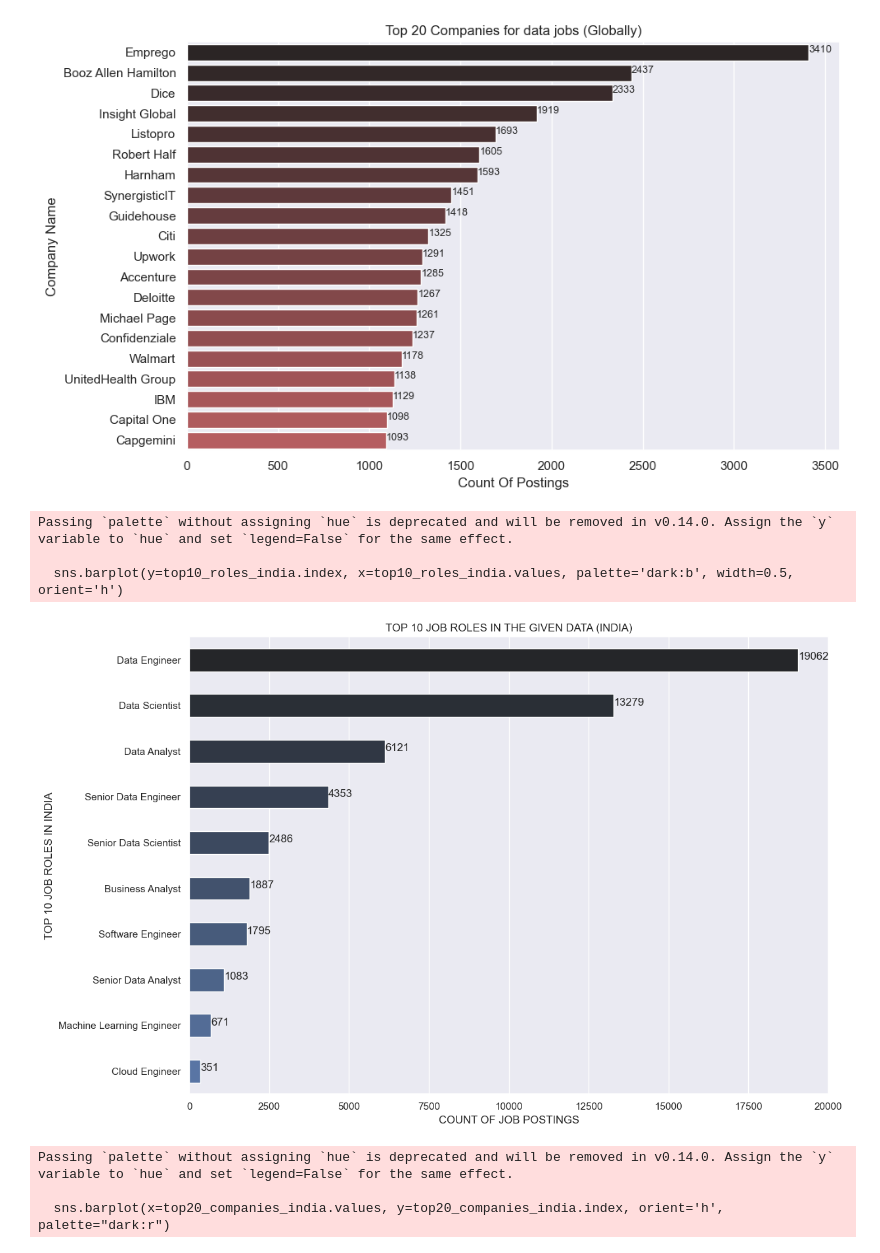
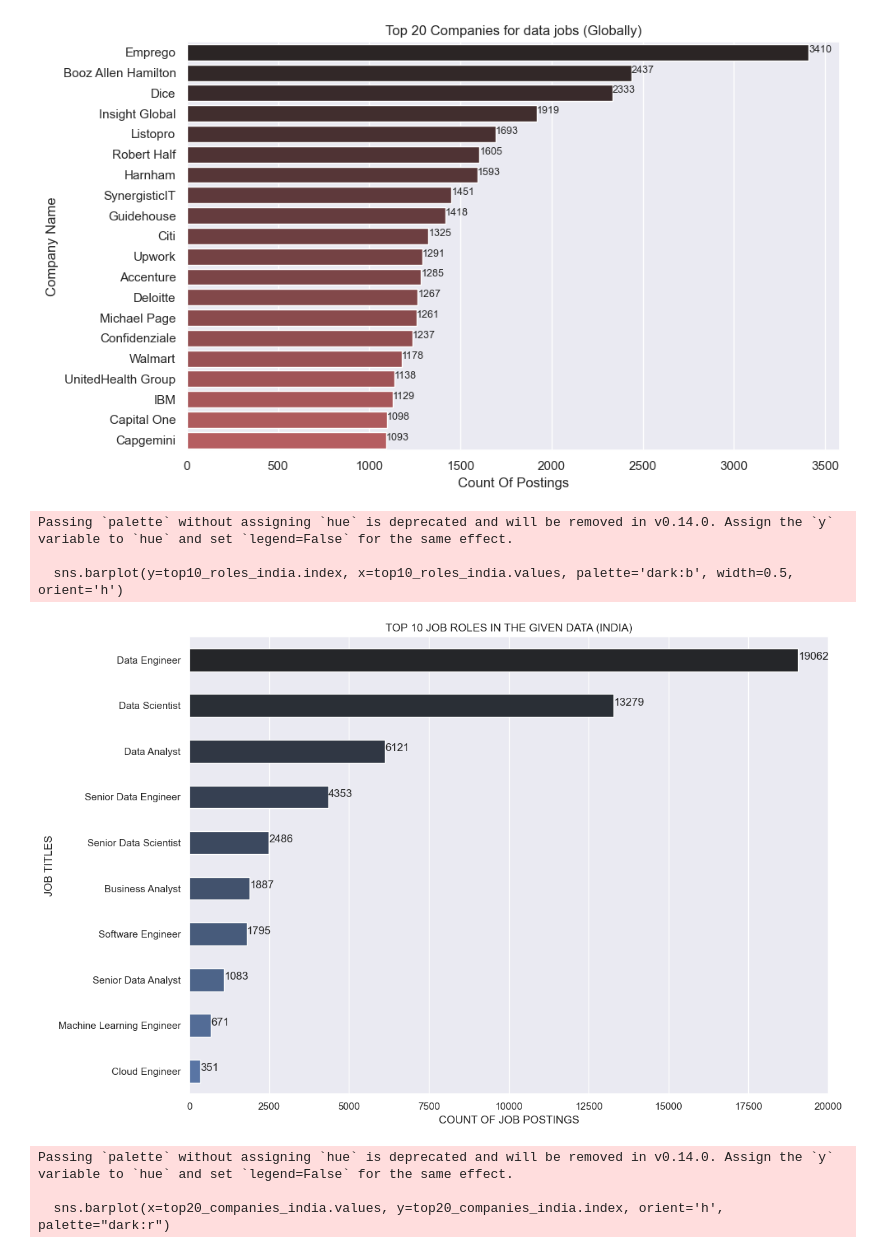
Before and after one commit to ujjwalsingh2046/Job_Market_Analysis, a Jupyter notebook: 1_EDA.ipynb, the cells around one changed output. Drawn from its saved outputs; the diff is of its cells as text; code cells hidden in the pictures.

```diff
--- a/1_EDA.ipynb
+++ b/1_EDA.ipynb
@@ -144,19 +147,19 @@ top10_roles_india=df_india['job_title_short'].value_counts().head(10)
 # %%
 plt.figure(figsize=(12.5, 8))
 sns.barplot(y=top10_roles_india.index, x=top10_roles_india.values, palette='dark:b', width=0.5, orient='h')
 plt.xlabel("COUNT OF JOB POSTINGS")
-plt.ylabel("TOP 10 JOB ROLES IN INDIA")
+plt.ylabel("JOB TITLES")
 plt.title("TOP 10 JOB ROLES IN THE GIVEN DATA (INDIA)")
 for i, name in enumerate(top10_roles_india.index):
     plt.annotate(top10_roles_india.values[i], (top10_roles_india.values[i], i), ha='left')
 
 plt.tight_layout()
 plt.show()
 # %% [output]
 Passing `palette` without assigning `hue` is deprecated and will be removed in v0.14.0. Assign the `y` variable to `hue` and set `legend=False` for the same effect.
 
   sns.barplot(y=top10_roles_india.index, x=top10_roles_india.values, palette='dark:b', width=0.5, orient='h')
-[figure, old version]
+[figure, new version]
 # %%
 #Finding the top 10 companies in India
 top20_companies_india=df_india['company_name'].value_counts().head(20)
```
Also changed, not shown: parts of 3 cells of this notebook.
